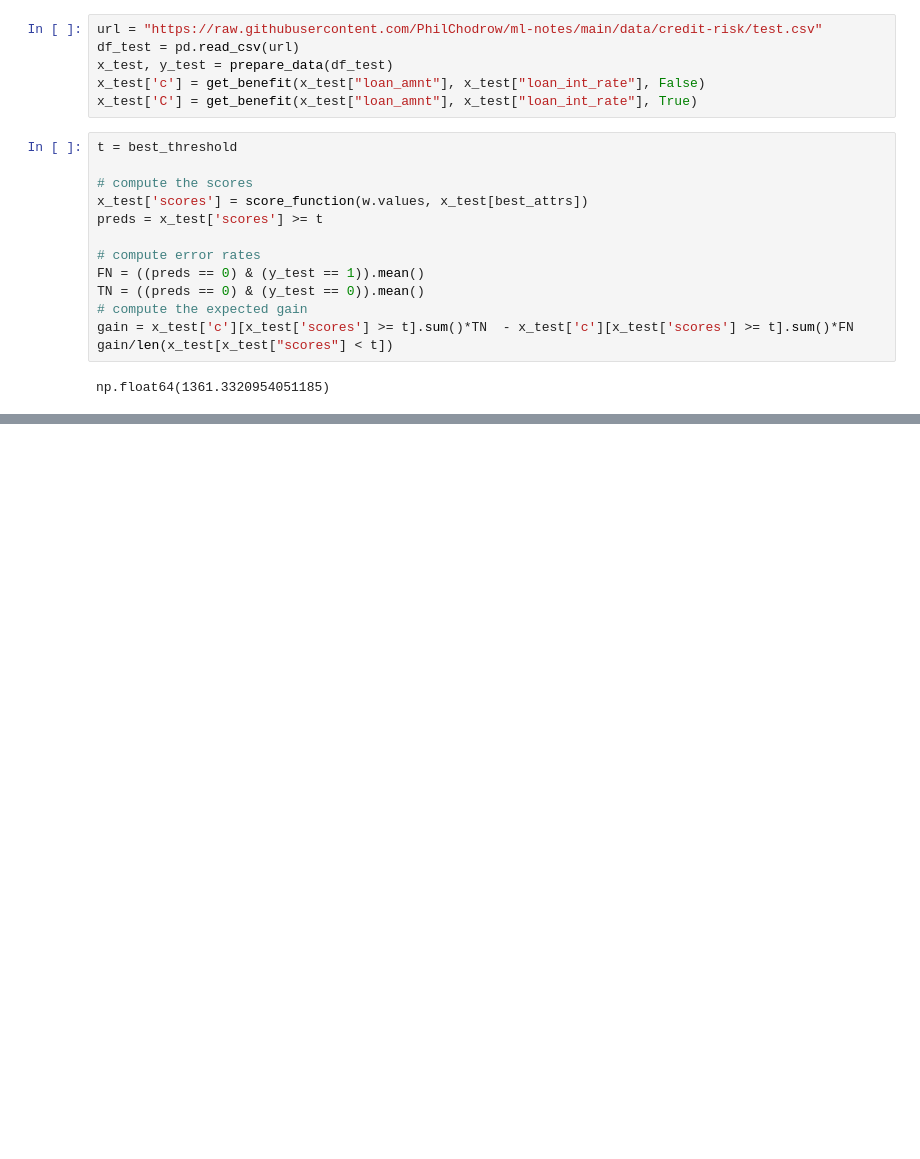
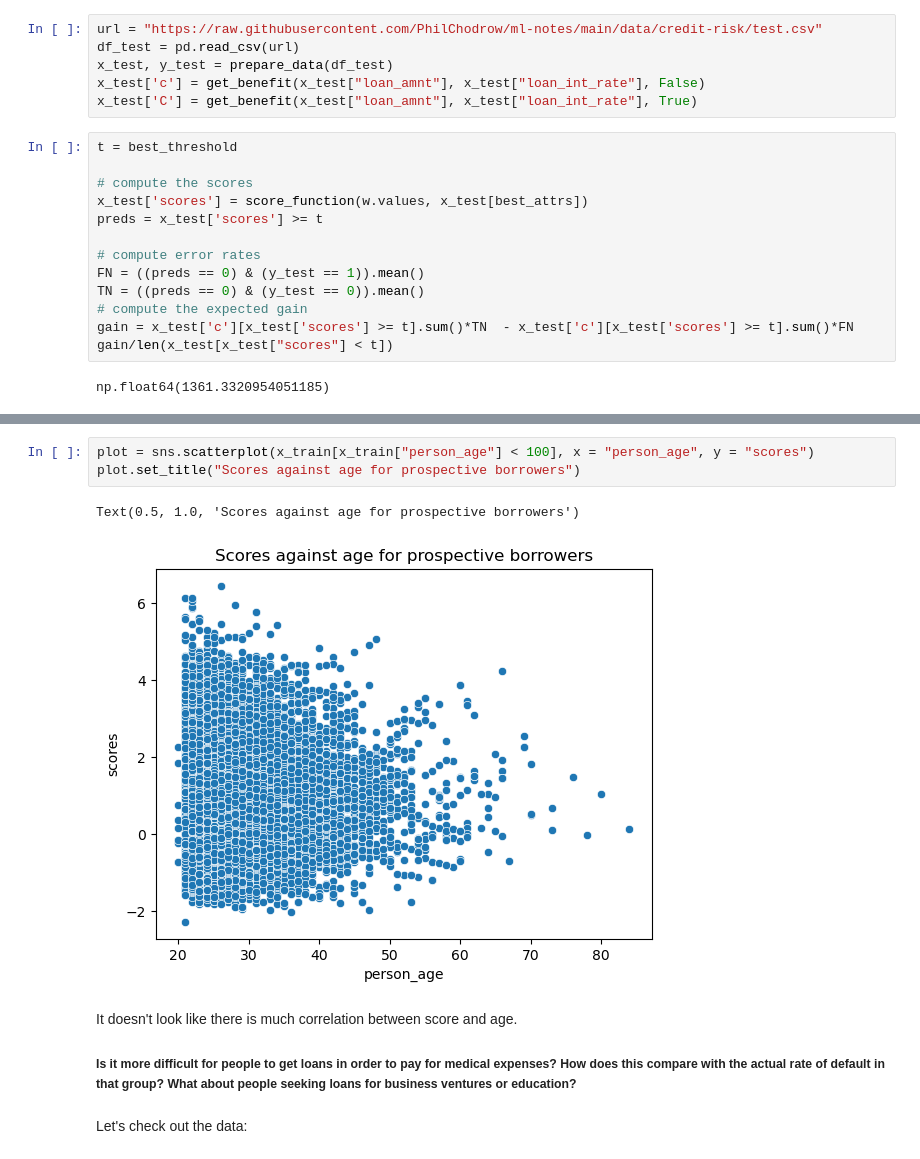
Before and after one commit to ellisterling/ellisterling.github.io, a Jupyter notebook: posts/ADS/index.ipynb, the cells around one changed output, grey strips where cells are left out. Cells and saved outputs as stored; diff of their text form; blank space fills up the shorter version.

```diff
--- a/posts/ADS/index.ipynb
+++ b/posts/ADS/index.ipynb
@@ -274,0 +299,12 @@ np.float64(1361.3320954051185)
+# %%
+plot = sns.scatterplot(x_train[x_train["person_age"] < 100], x = "person_age", y = "scores")
+plot.set_title("Scores against age for prospective borrowers")
+# %% [output]
+Text(0.5, 1.0, 'Scores against age for prospective borrowers')
+[figure, added]
+# %% [markdown]
+It doesn't look like there is much correlation between score and age.
+
+##### Is it more difficult for people to get loans in order to pay for medical expenses? How does this compare with the actual rate of default in that group? What about people seeking loans for business ventures or education?
+# %% [markdown]
+Let's check out the data:
```
Also changed, not shown: parts of 28 cells of this notebook, 6 other files.
